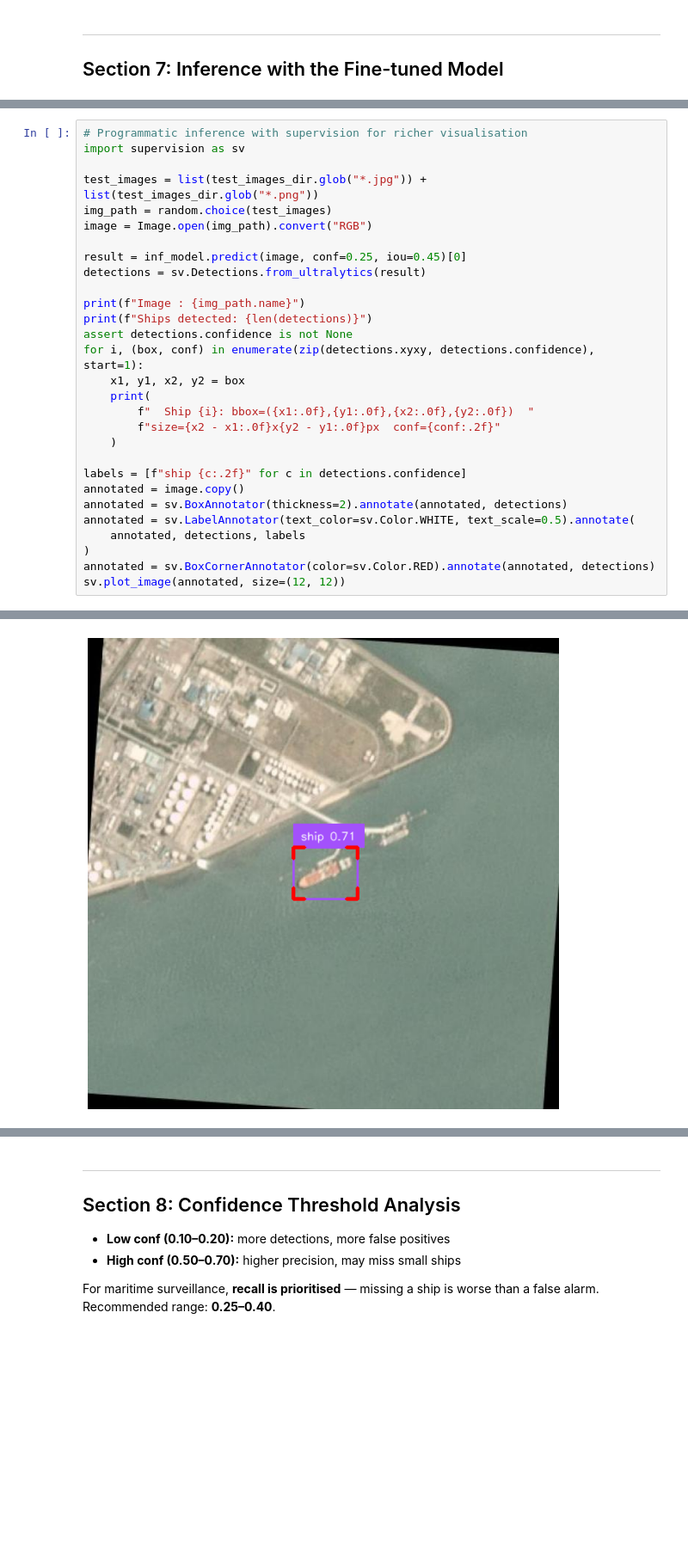
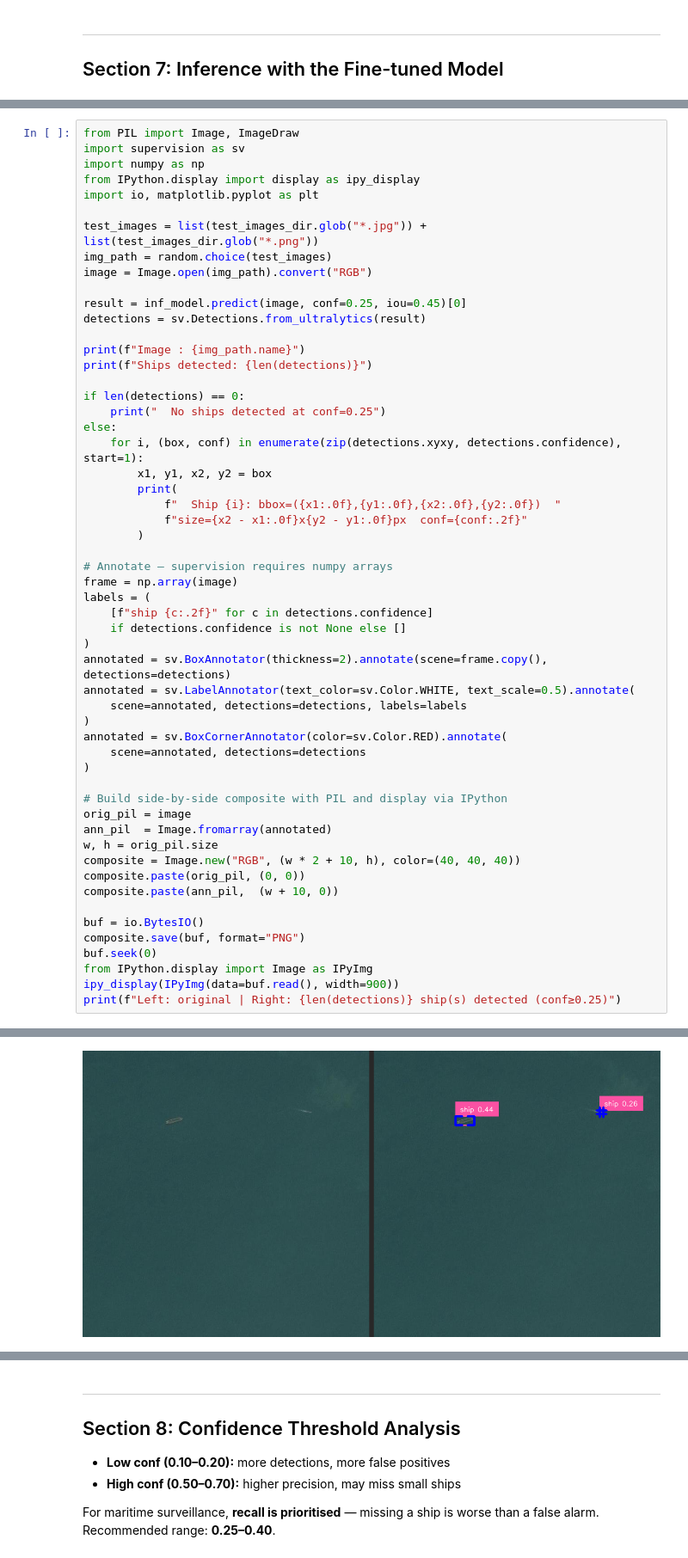
Before and after one commit to leonardoheis/diplo-mod-2, a Jupyter notebook: ship_detection_local_v4.ipynb, the cells around one changed output, grey strips where cells are left out. Shown at 86% size. Cells and saved outputs as stored; diff of their text form; blank space fills up the shorter version.

```diff
--- a/ship_detection_local_v4.ipynb
+++ b/ship_detection_local_v4.ipynb
@@ -533,6 +504,9 @@ Showing 6 sample predictions:
 # %%
-# Programmatic inference with supervision for richer visualisation
+from PIL import Image, ImageDraw
 import supervision as sv
+import numpy as np
+from IPython.display import display as ipy_display
+import io, matplotlib.pyplot as plt
 
 test_images = list(test_images_dir.glob("*.jpg")) + list(test_images_dir.glob("*.png"))
 img_path = random.choice(test_images)
@@ -543,20 +517,43 @@ detections = sv.Detections.from_ultralytics(result)
 
 print(f"Image : {img_path.name}")
 print(f"Ships detected: {len(detections)}")
-assert detections.confidence is not None
-for i, (box, conf) in enumerate(zip(detections.xyxy, detections.confidence), start=1):
-    x1, y1, x2, y2 = box
-    print(
-        f"  Ship {i}: bbox=({x1:.0f},{y1:.0f},{x2:.0f},{y2:.0f})  "
-        f"size={x2 - x1:.0f}x{y2 - y1:.0f}px  conf={conf:.2f}"
-    )
 
-labels = [f"ship {c:.2f}" for c in detections.confidence]
-annotated = image.copy()
-annotated = sv.BoxAnnotator(thickness=2).annotate(annotated, detections)
+if len(detections) == 0:
+    print("  No ships detected at conf=0.25")
+else:
+    for i, (box, conf) in enumerate(zip(detections.xyxy, detections.confidence), start=1):
+        x1, y1, x2, y2 = box
+        print(
+            f"  Ship {i}: bbox=({x1:.0f},{y1:.0f},{x2:.0f},{y2:.0f})  "
+            f"size={x2 - x1:.0f}x{y2 - y1:.0f}px  conf={conf:.2f}"
+        )
+
+# Annotate — supervision requires numpy arrays
+frame = np.array(image)
+labels = (
+    [f"ship {c:.2f}" for c in detections.confidence]
+    if detections.confidence is not None else []
+)
+annotated = sv.BoxAnnotator(thickness=2).annotate(scene=frame.copy(), detections=detections)
 annotated = sv.LabelAnnotator(text_color=sv.Color.WHITE, text_scale=0.5).annotate(
-    annotated, detections, labels
+    scene=annotated, detections=detections, labels=labels
 )
-annotated = sv.BoxCornerAnnotator(color=sv.Color.RED).annotate(annotated, detections)
-sv.plot_image(annotated, size=(12, 12))
+annotated = sv.BoxCornerAnnotator(color=sv.Color.RED).annotate(
+    scene=annotated, detections=detections
+)
+
+# Build side-by-side composite with PIL and display via IPython
+orig_pil = image
+ann_pil  = Image.fromarray(annotated)
+w, h = orig_pil.size
+composite = Image.new("RGB", (w * 2 + 10, h), color=(40, 40, 40))
+composite.paste(orig_pil, (0, 0))
+composite.paste(ann_pil,  (w + 10, 0))
+
+buf = io.BytesIO()
+composite.save(buf, format="PNG")
+buf.seek(0)
+from IPython.display import Image as IPyImg
+ipy_display(IPyImg(data=buf.read(), width=900))
+print(f"Left: original | Right: {len(detections)} ship(s) detected (conf≥0.25)")
 # %% [output]
@@ -568 +566 @@ Ships detected: 1
-[figure, old version]
+[figure, new version]
```
Also changed, not shown: parts of 20 cells of this notebook, 2 other files.
